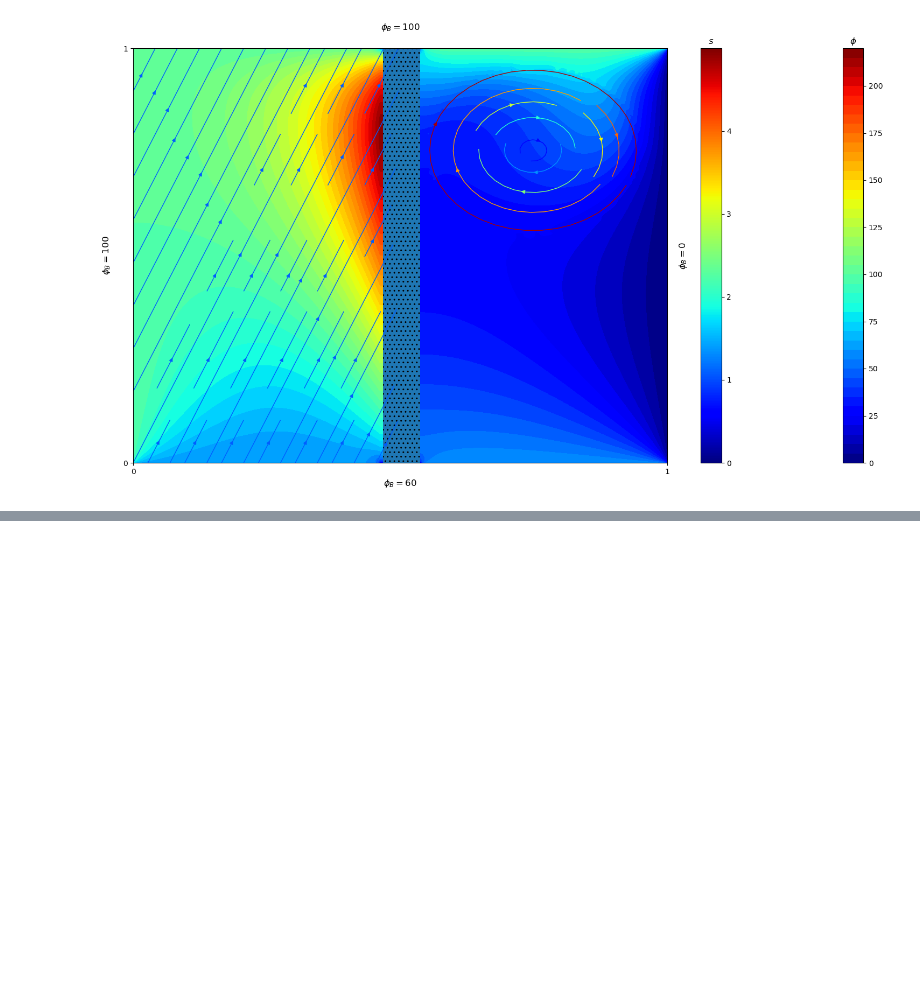
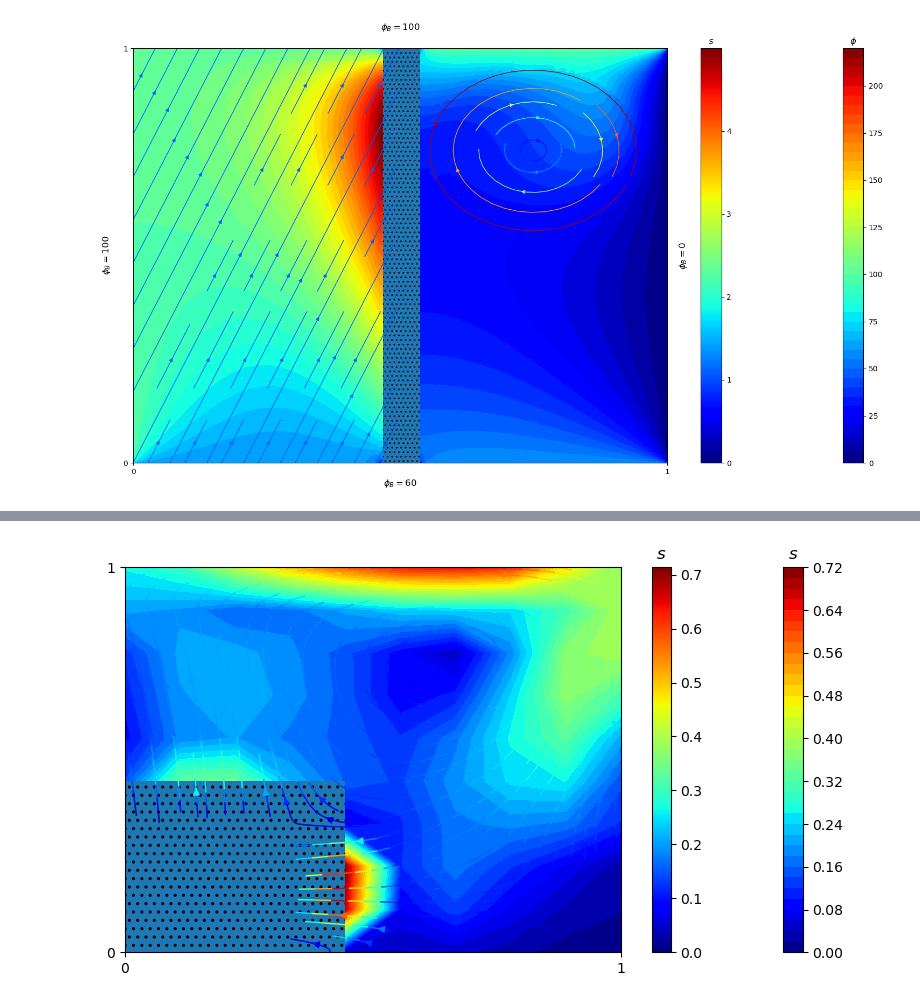
Before and after one commit to cl0udsw1tch/NavierStokesSolver, a Jupyter notebook: test.ipynb, the cells around one changed output, grey strips where cells are left out. Cells and saved outputs as stored; diff of their text form; code cells hidden in the pictures; blank space fills up the shorter version.

Commit message:
works without obstacles

```diff
--- a/test.ipynb
+++ b/test.ipynb
@@ -1544,6 +1435,6 @@ array([[0, 1, 1, 1, 1, 1, 1, 1, 1, 1, 1, 0],
 # %%
 test = NavierStokesSolver(L=1, gamma=0.1, phi_Bs=60, Re=100,
-
+                          alpha_m=0.7, alpha_p=0.3, obstacle_coords=[((0,0), (1/3, 1/3))],
                           n_cols=10, n_rows=10,
                           scheme='central_difference',
                           u=None)
@@ -1553,0 +1461,4 @@ KeyboardInterrupt:
+# %%
+test.plot('s', streamlines=1)
+# %% [output]
+[figure, added]
```
Also changed, not shown: parts of 15 cells of this notebook, 2 other files.
